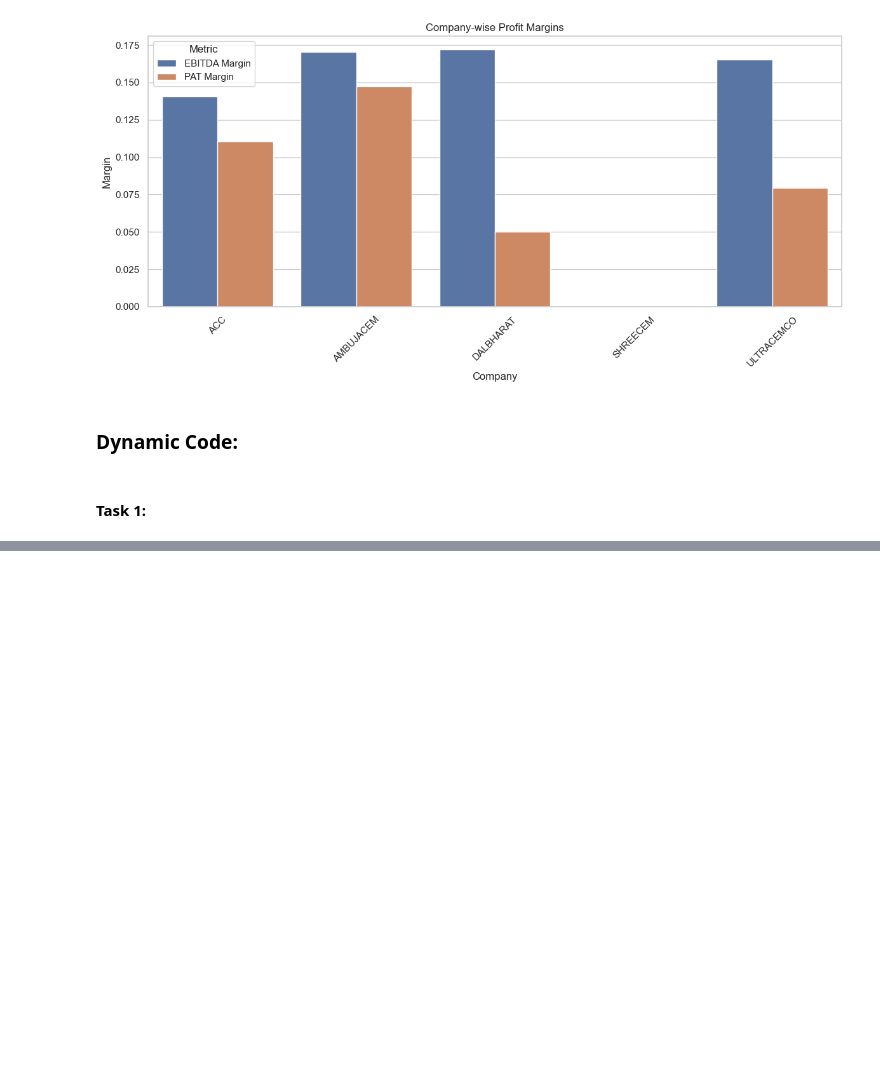
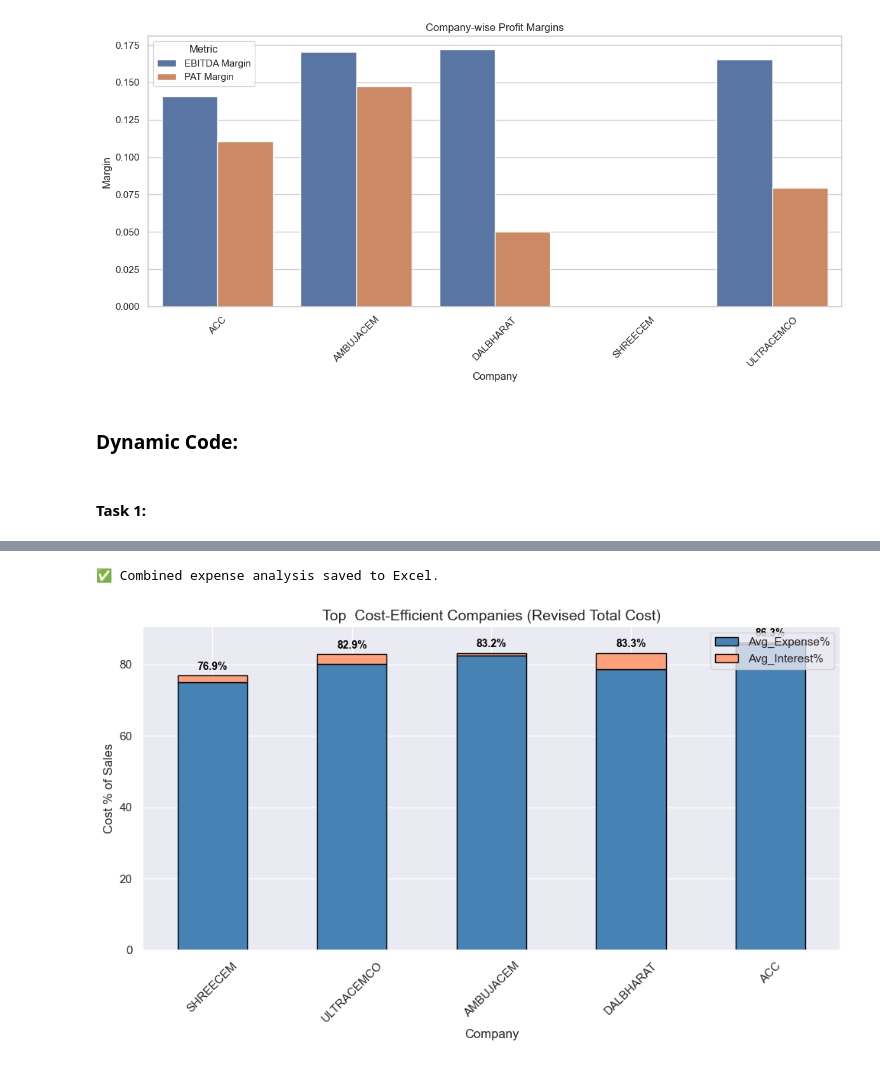
Before and after one commit to karankrish/Riskify, a Jupyter notebook: notebooks/Preprocessing/PL.ipynb, the cells around one changed output, grey strips where cells are left out. Saved outputs shown, nothing was run; the diff lists cells and outputs as text; code cells hidden in the pictures; blank space fills up the shorter version.

```diff
--- a/notebooks/Preprocessing/PL.ipynb
+++ b/notebooks/Preprocessing/PL.ipynb
@@ -1114,0 +1308,56 @@ if __name__ == "__main__":
+# %%
+import matplotlib.pyplot as plt
+import seaborn as sns
+
+# Combine COGS + Admin
+expense_pct = (cogs_pct + admin_pct).round(2)
+
+# Update average ratios
+avg_ratios['Avg_Expense%'] = expense_pct.mean(axis=1)
+avg_ratios['Total_Cost_Revised%'] = avg_ratios['Avg_Expense%'] + avg_ratios['Avg_Interest%']
+
+# Identify top cost-efficient companies (revised)
+best_revised = avg_ratios.sort_values('Total_Cost_Revised%').head(10)
+
+# Save updated result to Excel
+with pd.ExcelWriter("Expense_Analysis_Revised.xlsx") as writer:
+    expense_pct.to_excel(writer, sheet_name="Expense % of Sales")
+    interest_pct.to_excel(writer, sheet_name="Interest % of Sales")
+    avg_ratios.to_excel(writer, sheet_name="Revised Avg Ratios")
+    best_revised.to_excel(writer, sheet_name="Top Cost Efficient")
+
+print("✅ Combined expense analysis saved to Excel.")
+# %% [output]
+✅ Combined expense analysis saved to Excel.
+# %%
+import matplotlib.pyplot as plt
+import seaborn as sns
+
+# Ensure styles are consistent
+ # Better than 'dark_background' for visibility
+sns.set_style("darkgrid")
+
+# Data
+stacked_df = avg_ratios.loc[best_revised.index][['Avg_Expense%', 'Avg_Interest%']]
+colors = ["#4682B4", "#FFA07A"]  # Darker blue & salmon
+
+# Plot
+fig, ax = plt.subplots(figsize=(10, 6))
+bars = stacked_df.plot(kind='bar', stacked=True, ax=ax, color=colors, edgecolor='black')
+
+# Title and labels
+ax.set_title("Top  Cost-Efficient Companies (Revised Total Cost)", fontsize=14)
+ax.set_xlabel("Company", fontsize=12)
+ax.set_ylabel("Cost % of Sales", fontsize=12)
+ax.legend(loc='upper right', frameon=True)
+ax.set_xticklabels(stacked_df.index, rotation=45)
+
+# Add value labels
+for i, company in enumerate(stacked_df.index):
+    total = stacked_df.loc[company].sum()
+    ax.text(i, total + 1, f"{total:.1f}%", ha='center', va='bottom', fontsize=10, fontweight='bold', color='black')
+
+plt.tight_layout()
+plt.show()
+# %% [output]
+[figure, added]
```
Also changed, not shown: parts of 9 cells of this notebook, 1 other file.
